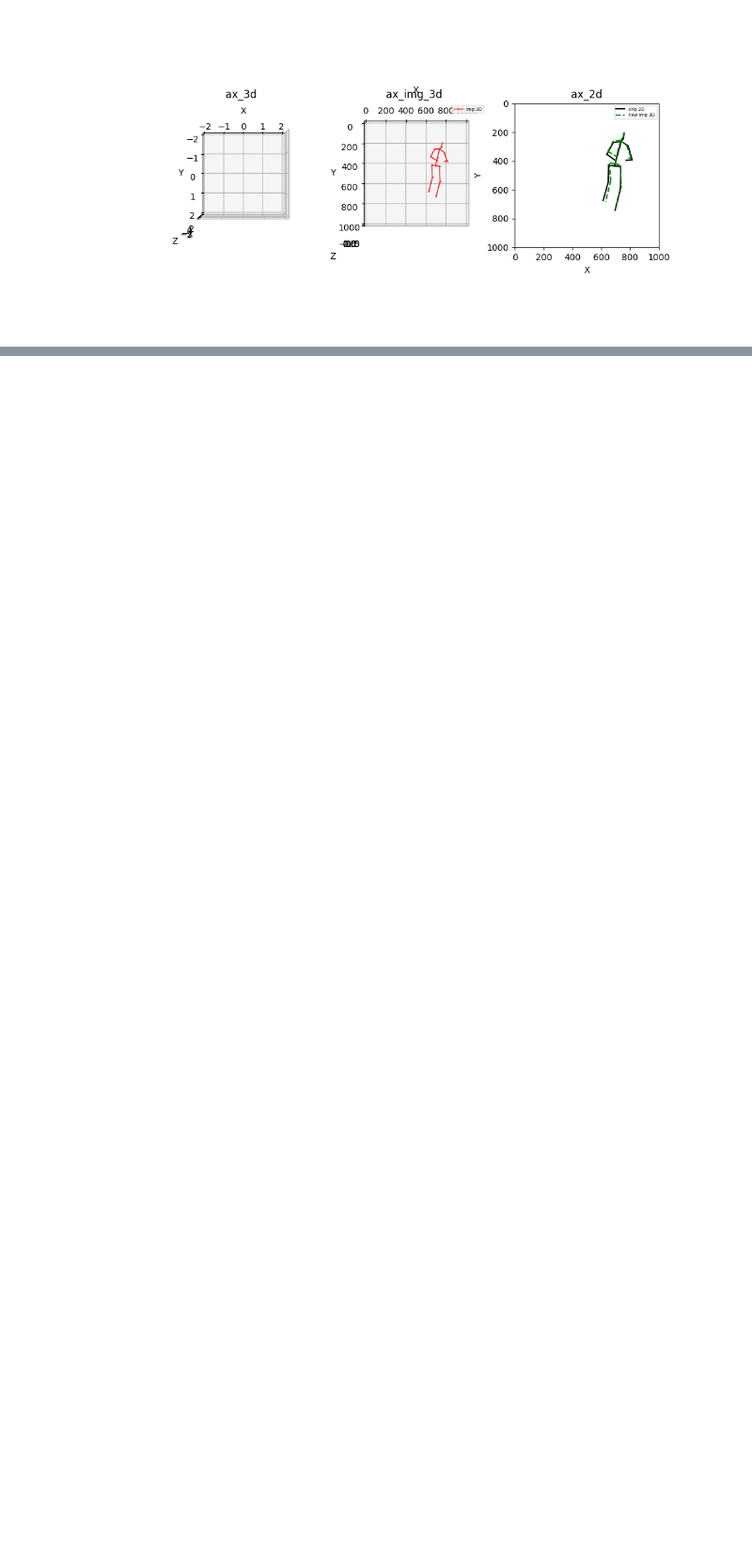
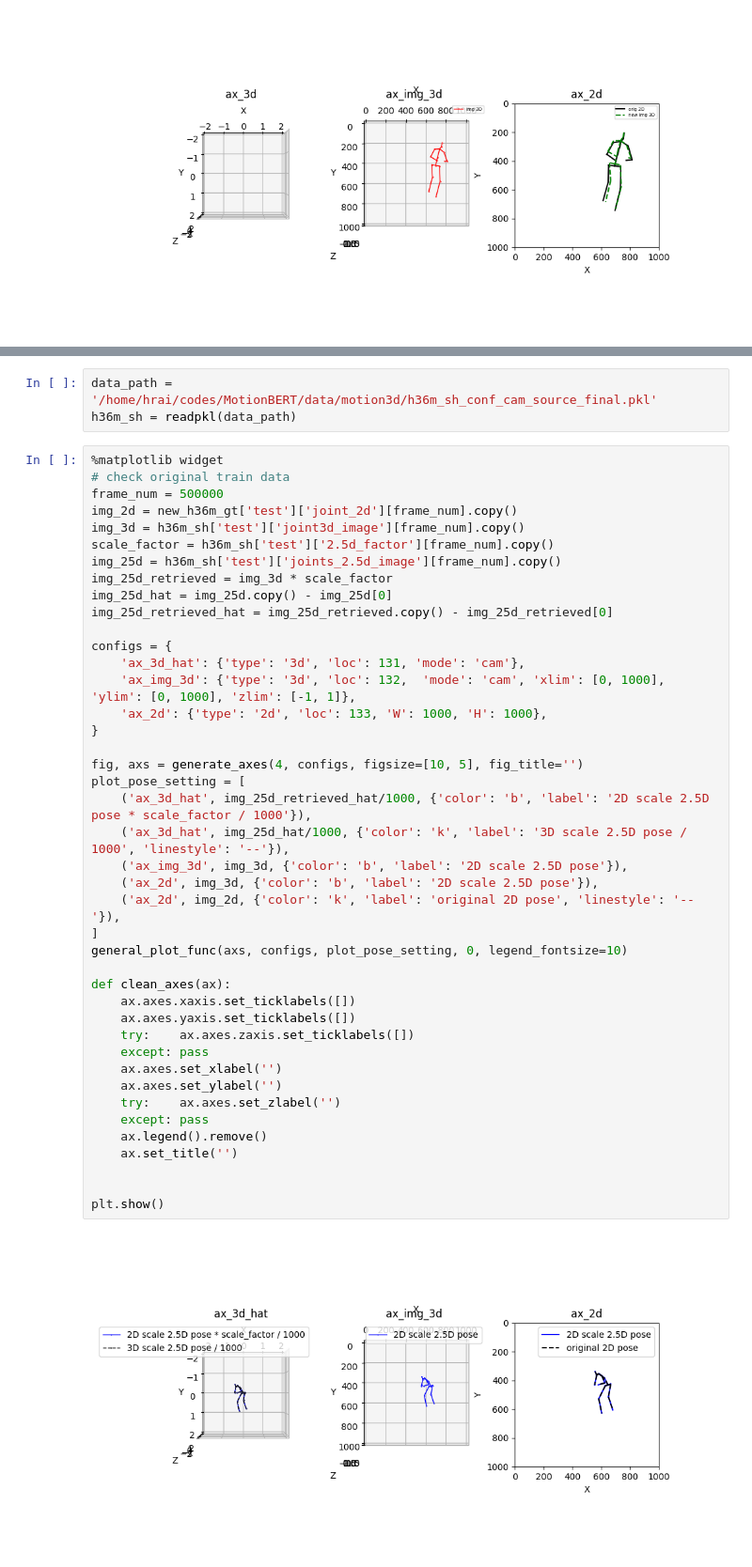
Before and after one commit to hoo223/MotionBERT, a Jupyter notebook: custom_codes/dataset_generation/modify_h36m_sh.ipynb, the cells around one changed output, grey strips where cells are left out. Shown at 94% size. Cells and saved outputs as stored; diff of their text form; blank space fills up the shorter version.

```diff
--- a/custom_codes/dataset_generation/modify_h36m_sh.ipynb
+++ b/custom_codes/dataset_generation/modify_h36m_sh.ipynb
@@ -379,0 +438,47 @@ savepkl(h36m_sh, new_h36m_gt_path)
+# %%
+data_path = '/home/hrai/codes/MotionBERT/data/motion3d/h36m_sh_conf_cam_source_final.pkl'
+h36m_sh = readpkl(data_path)
+# %%
+%matplotlib widget
+# check original train data
+frame_num = 500000
+img_2d = new_h36m_gt['test']['joint_2d'][frame_num].copy()
+img_3d = h36m_sh['test']['joint3d_image'][frame_num].copy()
+scale_factor = h36m_sh['test']['2.5d_factor'][frame_num].copy()
+img_25d = h36m_sh['test']['joints_2.5d_image'][frame_num].copy()
+img_25d_retrieved = img_3d * scale_factor
+img_25d_hat = img_25d.copy() - img_25d[0]
+img_25d_retrieved_hat = img_25d_retrieved.copy() - img_25d_retrieved[0]
+
+configs = {
+    'ax_3d_hat': {'type': '3d', 'loc': 131, 'mode': 'cam'},
+    'ax_img_3d': {'type': '3d', 'loc': 132,  'mode': 'cam', 'xlim': [0, 1000], 'ylim': [0, 1000], 'zlim': [-1, 1]},
+    'ax_2d': {'type': '2d', 'loc': 133, 'W': 1000, 'H': 1000},
+}
+
+fig, axs = generate_axes(4, configs, figsize=[10, 5], fig_title='')
+plot_pose_setting = [
+    ('ax_3d_hat', img_25d_retrieved_hat/1000, {'color': 'b', 'label': '2D scale 2.5D pose * scale_factor / 1000'}),
+    ('ax_3d_hat', img_25d_hat/1000, {'color': 'k', 'label': '3D scale 2.5D pose / 1000', 'linestyle': '--'}),
+    ('ax_img_3d', img_3d, {'color': 'b', 'label': '2D scale 2.5D pose'}),
+    ('ax_2d', img_3d, {'color': 'b', 'label': '2D scale 2.5D pose'}),
+    ('ax_2d', img_2d, {'color': 'k', 'label': 'original 2D pose', 'linestyle': '--'}),
+]
+general_plot_func(axs, configs, plot_pose_setting, 0, legend_fontsize=10)
+
+def clean_axes(ax):
+    ax.axes.xaxis.set_ticklabels([])
+    ax.axes.yaxis.set_ticklabels([])
+    try:    ax.axes.zaxis.set_ticklabels([])
+    except: pass
+    ax.axes.set_xlabel('')
+    ax.axes.set_ylabel('')
+    try:    ax.axes.set_zlabel('')
+    except: pass
+    ax.legend().remove()
+    ax.set_title('')
+
+
+plt.show()
+# %% [output]
+[figure, added]
```
Also changed, not shown: parts of 10 cells of this notebook, 41 other files.
